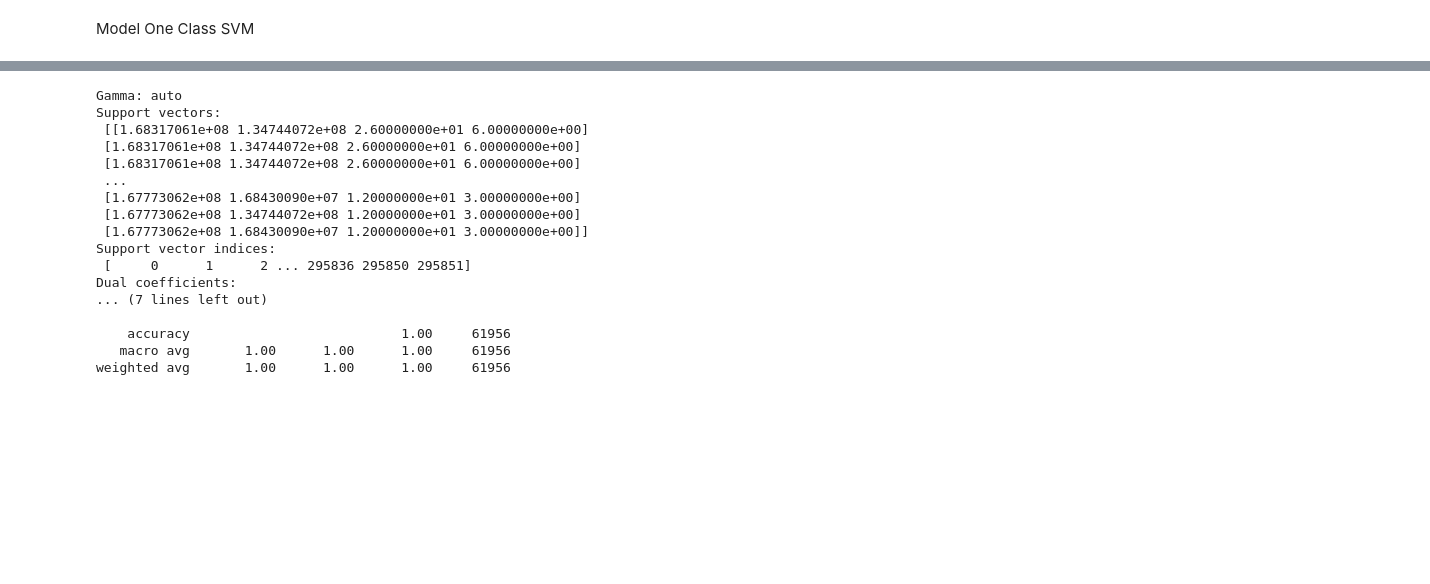
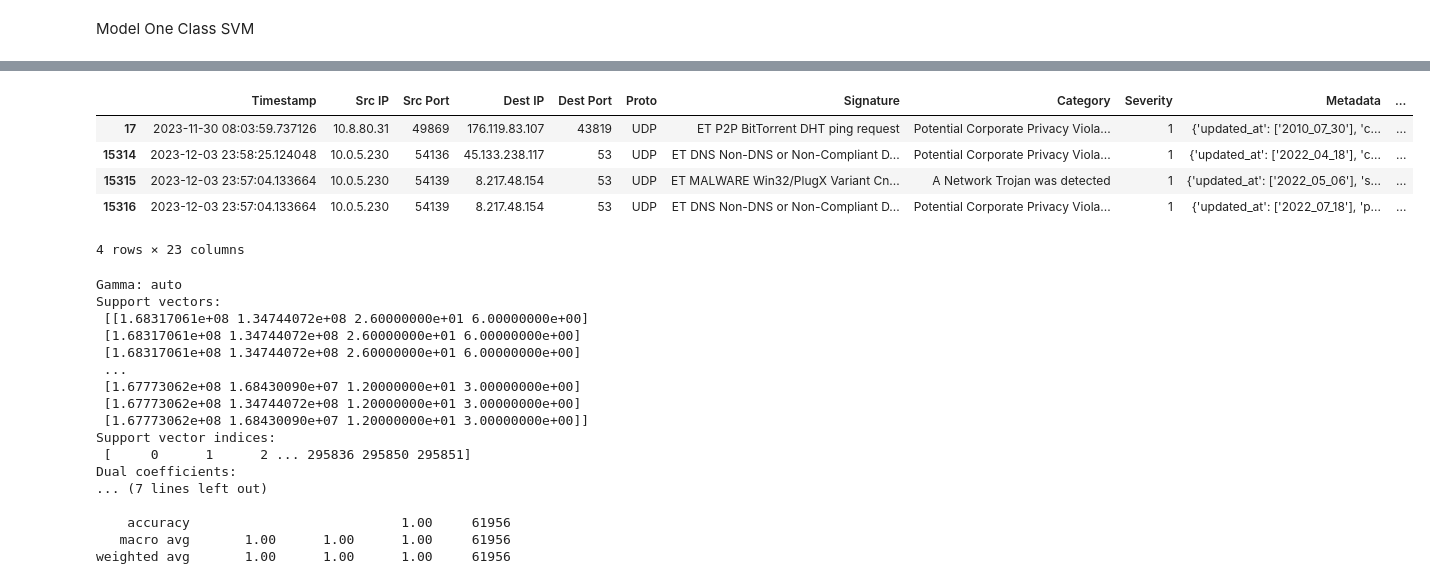
Before and after one commit to YuCheng1122/handson-ml3, a Jupyter notebook: Practice/SVMv1.ipynb, the cells around one changed output, grey strips where cells are left out. Saved outputs shown, nothing was run; the diff lists cells and outputs as text; code cells hidden in the pictures; blank space fills up the shorter version.

```diff
--- a/Practice/SVMv1.ipynb
+++ b/Practice/SVMv1.ipynb
@@ -295,3 +289,19 @@ with open('oneclass_svm_model.pkl', 'wb') as file:
+# %%
+filtered_df = combined_df[combined_df['label']
+                          == 'Anomaly']
+
+
+# 移除source_ip欄位中的重複值
+filtered_df = filtered_df.drop_duplicates(subset='Signature')
+
+filtered_df
+# %% [output]
+|  | Timestamp | Src IP | Src Port | Dest IP | Dest Port | Proto | Signature | Category | Severity | Metadata | ... |
+| 17 | 2023-11-30 08:03:59.737126 | 10.8.80.31 | 49869 | 176.119.83.107 | 43819 | UDP | ET P2P BitTorrent DHT ping request | Potential Corporate Privacy Viola... | 1 | {'updated_at': ['2010_07_30'], 'c... | ... |
+| 15314 | 2023-12-03 23:58:25.124048 | 10.0.5.230 | 54136 | 45.133.238.117 | 53 | UDP | ET DNS Non-DNS or Non-Compliant D... | Potential Corporate Privacy Viola... | 1 | {'updated_at': ['2022_04_18'], 'c... | ... |
+| 15315 | 2023-12-03 23:57:04.133664 | 10.0.5.230 | 54139 | 8.217.48.154 | 53 | UDP | ET MALWARE Win32/PlugX Variant Cn... | A Network Trojan was detected | 1 | {'updated_at': ['2022_05_06'], 's... | ... |
+| 15316 | 2023-12-03 23:57:04.133664 | 10.0.5.230 | 54139 | 8.217.48.154 | 53 | UDP | ET DNS Non-DNS or Non-Compliant D... | Potential Corporate Privacy Viola... | 1 | {'updated_at': ['2022_07_18'], 'p... | ... |
+4 rows × 23 columns
 # %%
 with open('oneclass_svm_model.pkl','rb') as file:
     loaded_model = pickle.load(file)
```
Also changed, not shown: parts of 13 cells of this notebook, 6 other files.
